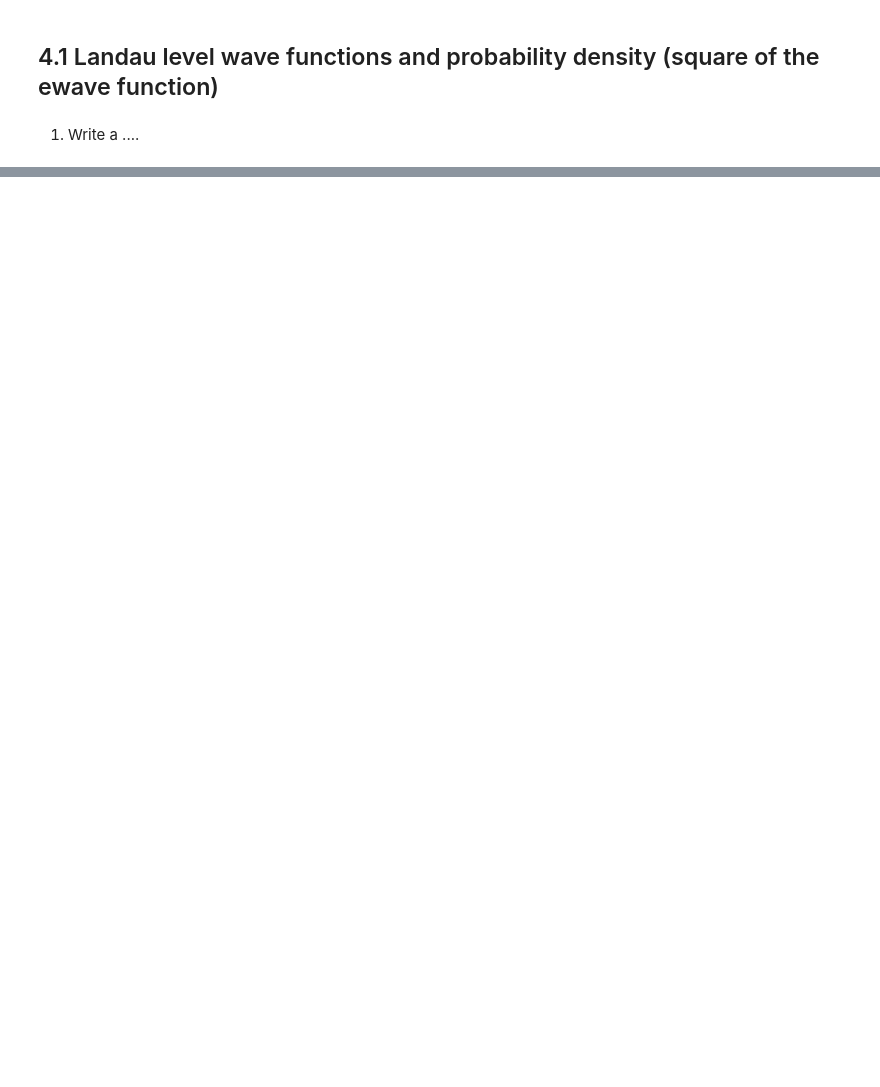
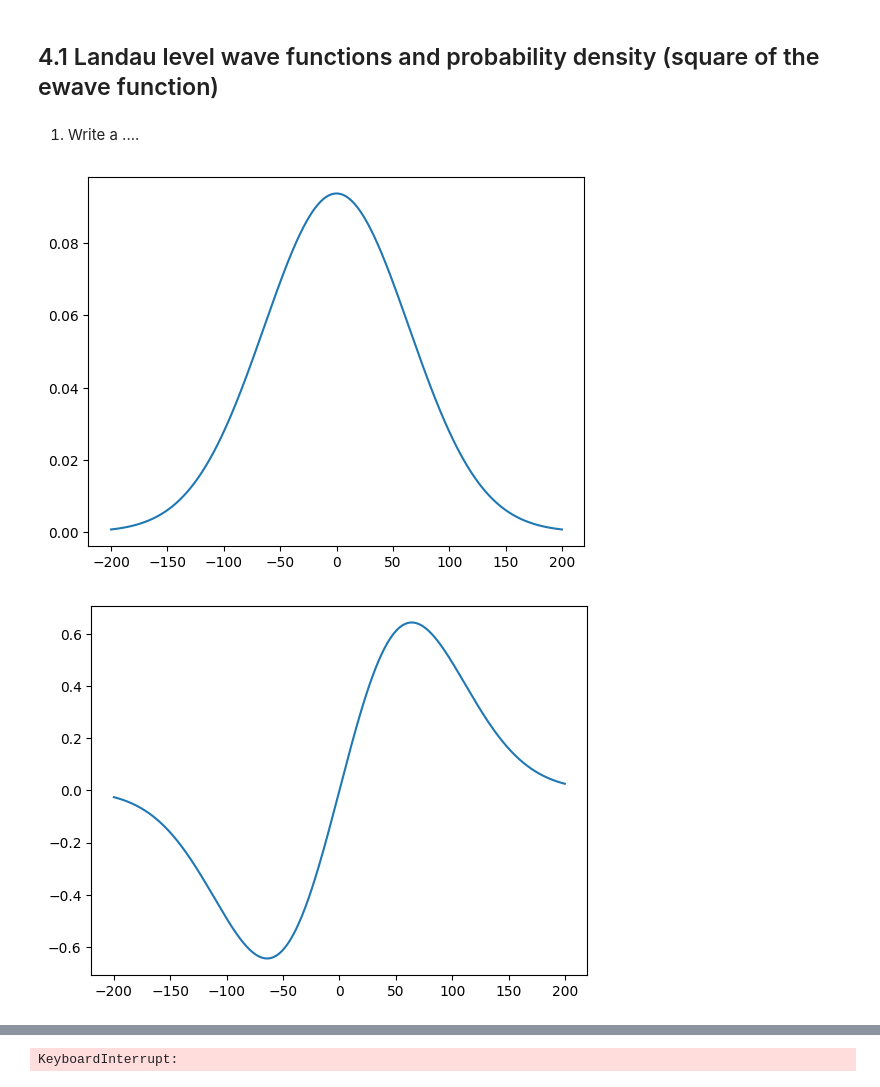
Before and after one commit to LuisGMM/UC3M_AdvancedQuantumPhysics_LAB_LandauLevels, a Jupyter notebook: src/UC3M_AdvancedQuantumPhysics_LAB_LandauLevels/main.ipynb, the cells around one changed output, grey strips where cells are left out. Saved outputs shown, nothing was run; the diff lists cells and outputs as text; code cells hidden in the pictures; blank space fills up the shorter version.

```diff
--- a/src/UC3M_AdvancedQuantumPhysics_LAB_LandauLevels/main.ipynb
+++ b/src/UC3M_AdvancedQuantumPhysics_LAB_LandauLevels/main.ipynb
@@ -8,9 +8,13 @@ from typing import Callable
 # %% [markdown]
 1. Write a ....
 # %%
-wc = 0
-m = 0
-hbar = 1
+hbar = 6.582e-16
+e = 1.6e-19
+
+B = 1  # Arbitrary value
+
+m = 9.1e-31
+wc = e * B / m
 
 beta = m * wc / hbar  # TODO: From where do we take these values?
 
@@ -38,3 +42,36 @@ def wave_function(n, zeta) -> Callable[[float], float]:
     cache[n] = lambda zeta_: math.sqrt(2 / n) * (zeta_ * wave_function(n-1, zeta_) -  math.sqrt((n - 1) / 2) * wave_function(n-2, zeta_))
 
     return cache[n](zeta)
+# %%
+x_ = np.arange(-200, 200, 0.1)
+
+def zeta(x):
+    return beta * x
+
+
+arr_wave_function0 = np.array(tuple(wave_function0(zeta(xi)) for xi in x_))
+arr_wave_function1 = np.array(tuple(wave_function1(zeta(xi)) for xi in x_))
+
+
+cache = {0: arr_wave_function0, 1: arr_wave_function1}
+def wave_function(n) -> np.ndarray[float]:
+
+    if cache.get(n, None) is not None:
+        return cache.get(n)
+
+    wave_function_n = lambda zeta_: math.sqrt(2 / n) * (zeta_ * cache[n-1] -  math.sqrt((n - 1) / 2) * cache[n-2])
+
+    cache[n] = np.array(tuple(wave_function_n(zeta(xi)) for xi in x_))
+
+    return cache[n]
+
+
+
+for n in range(20):
+
+    plt.plot(x_, wave_function(n), label=f'Stuff {n}')
+    # plt.legend()
+    plt.show()
+# %% [output]
+[figure, added]
+[figure, added]
@@ -41,3 +79,4 @@ def wave_function(n, zeta) -> Callable[[float], float]:
+KeyboardInterrupt:
 # %%
 x_ = np.arange(-200, 200, 0.1)
 
```
Also changed, not shown: parts of 2 cells of this notebook.
